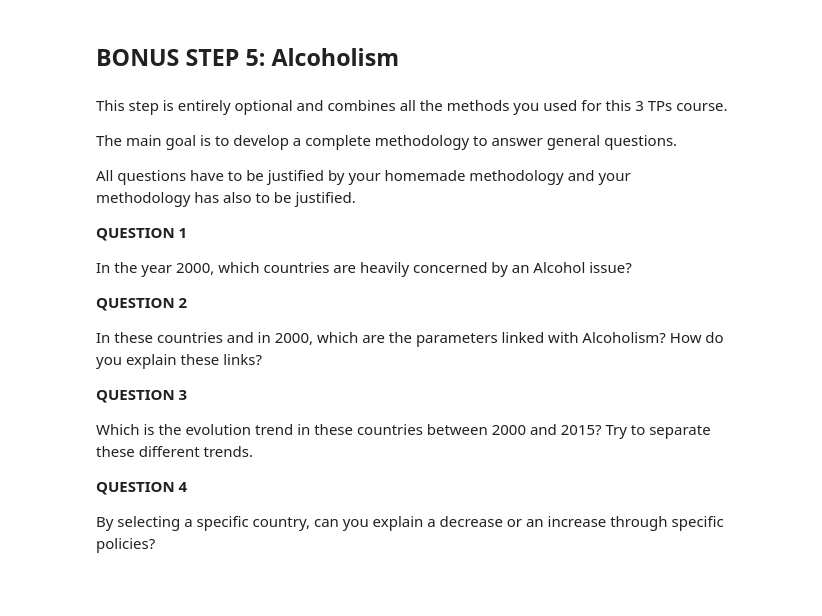
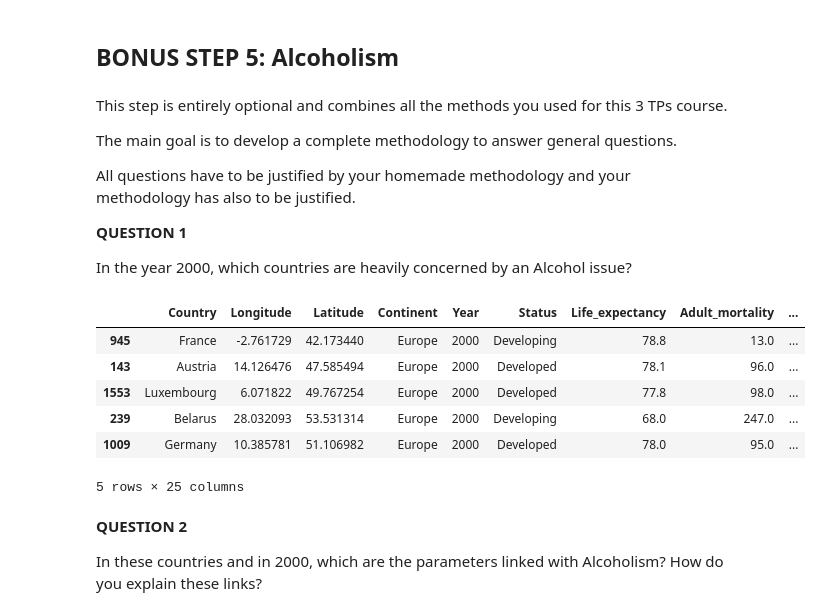
Before and after one commit to rayaneghilene/WHO_Exploratory_Data_Analysis, a Jupyter notebook: TP3_Clustering.ipynb, the cells around one changed output. Drawn from its saved outputs; the diff is of its cells as text; code cells hidden in the pictures; blank space fills up the shorter version.

```diff
--- a/TP3_Clustering.ipynb
+++ b/TP3_Clustering.ipynb
@@ -921,15 +903,20 @@ All questions have to be justified by your homemade methodology and your methodo
 **QUESTION 1**
 
 In the year 2000, which countries are heavily concerned by an Alcohol issue?
-
-**QUESTION 2**
-
-In these countries and in 2000, which are the parameters linked with Alcoholism? How do you explain these links?
-
-**QUESTION 3**
-
-Which is the evolution trend in these countries between 2000 and 2015? Try to separate these different trends.
-
-**QUESTION 4**
-
-By selecting a specific country, can you explain a decrease or an increase through specific policies?
+# %%
+#In the year 2000, which countries are heavily concerned by an Alcohol issue?
+df4 = df[(df.Year == 2000)]
+df4 = df4.sort_values(by='Alcohol', ascending=False)
+df4.head()
+# %% [output]
+|  | Country | Longitude | Latitude | Continent | Year | Status | Life_expectancy | Adult_mortality | ... |
+| 945 | France | -2.761729 | 42.173440 | Europe | 2000 | Developing | 78.8 | 13.0 | ... |
+| 143 | Austria | 14.126476 | 47.585494 | Europe | 2000 | Developed | 78.1 | 96.0 | ... |
+| 1553 | Luxembourg | 6.071822 | 49.767254 | Europe | 2000 | Developed | 77.8 | 98.0 | ... |
+| 239 | Belarus | 28.032093 | 53.531314 | Europe | 2000 | Developing | 68.0 | 247.0 | ... |
+| 1009 | Germany | 10.385781 | 51.106982 | Europe | 2000 | Developed | 78.0 | 95.0 | ... |
+5 rows × 25 columns
+# %% [markdown]
+**QUESTION 2**
+
+In these countries and in 2000, which are the parameters linked with Alcoholism? How do you explain these links?
```
Also changed, not shown: parts of 3 cells of this notebook.
